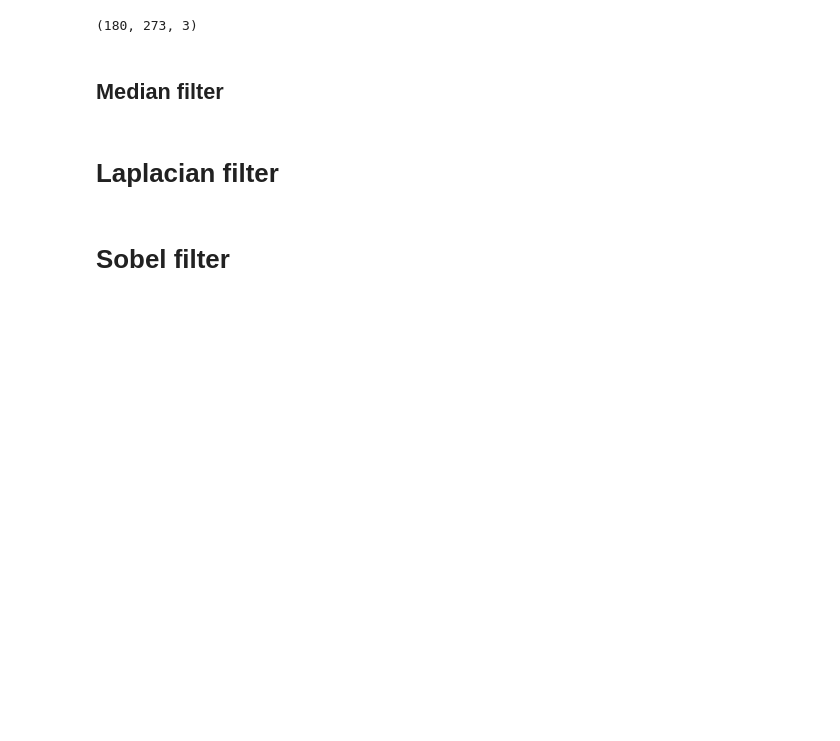
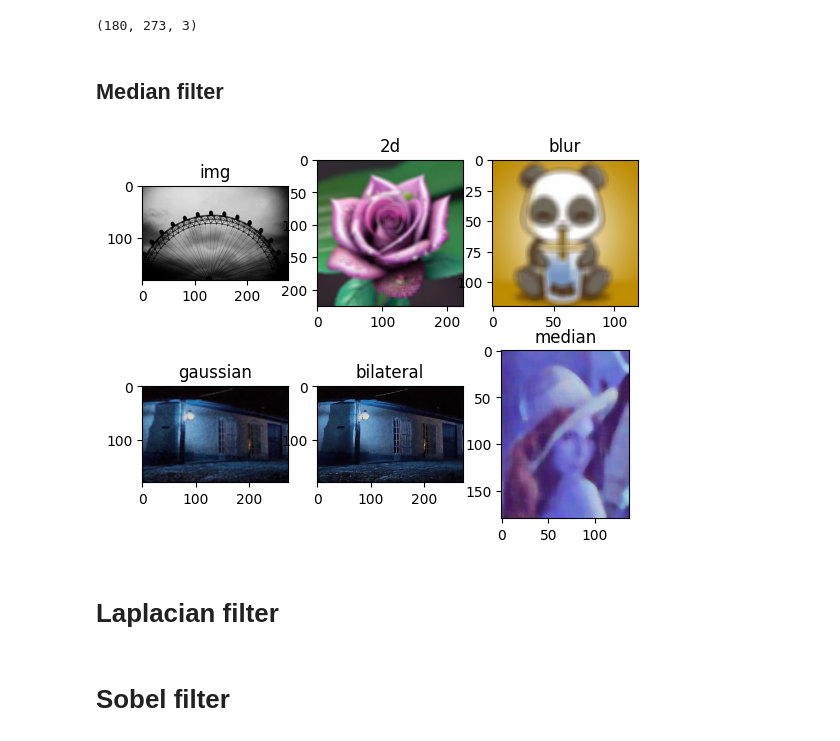
Before and after one commit to Vaisalee/sem4, a Jupyter notebook: filtering.ipynb, the cells around one changed output. Saved outputs shown, nothing was run; the diff lists cells and outputs as text; code cells hidden in the pictures; blank space fills up the shorter version.

```diff
--- a/filtering.ipynb
+++ b/filtering.ipynb
@@ -57,7 +57,13 @@ cv.waitKey(0)
 cv.destroyAllWindows()
 # %%
 titles=['img','2d','blur','gaussian','bilateral','median']
-images=[img,filter,gblur,bilateral,
+images=[img,filter,blur,Gblur,BFilter,medianfilter]
+# %%
+for i in range (len(images)):
+    plt.subplot(2,3,i+1),plt.imshow(images[i])
+    plt.title(titles[i])
+# %% [output]
+[figure, added]
 # %% [markdown]
 # Laplacian filter
 # %%
```
Also changed, not shown: parts of 3 cells of this notebook.
